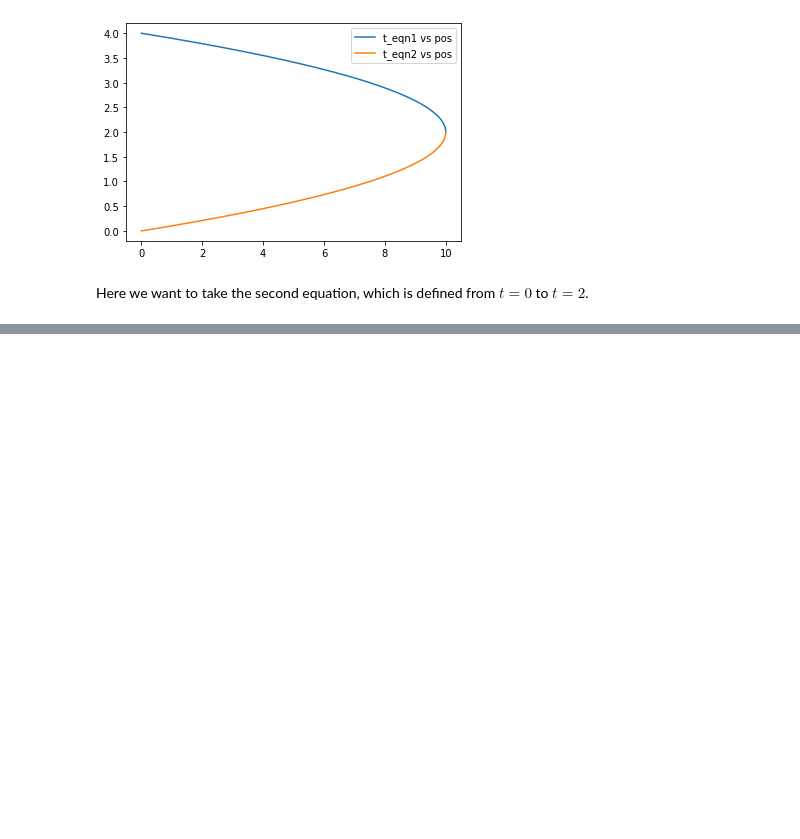
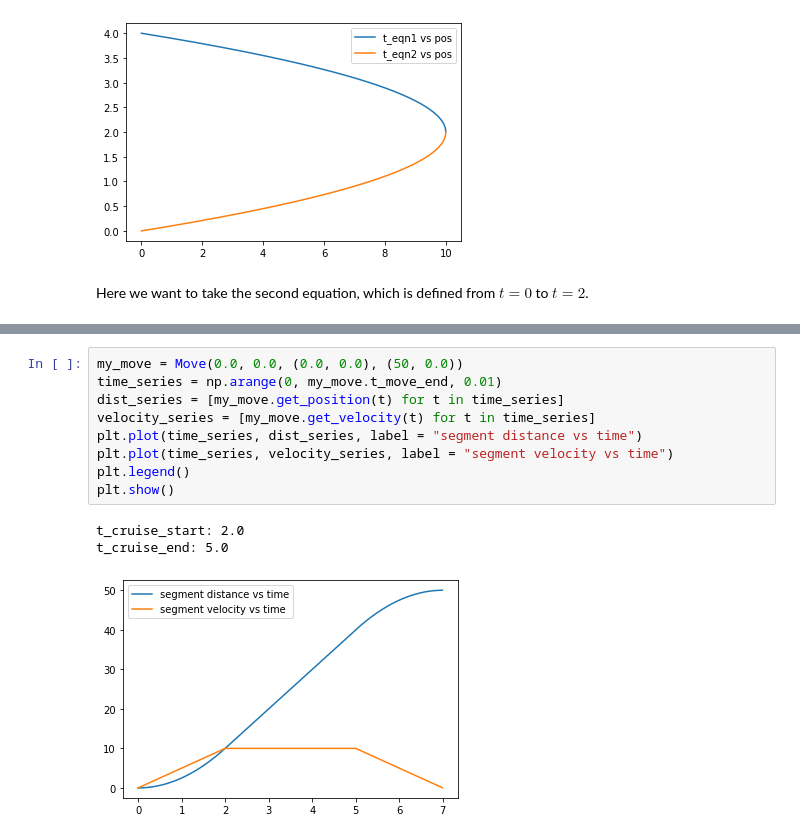
Before and after one commit to Poofjunior/input_shaping_notes, a Jupyter notebook: move_kinematics.ipynb, the cells around one changed output, grey strips where cells are left out. Saved outputs shown, nothing was run; the diff lists cells and outputs as text; blank space fills up the shorter version.

```diff
--- a/move_kinematics.ipynb
+++ b/move_kinematics.ipynb
@@ -126,0 +336,13 @@ Here we want to take the second equation, which is defined from $t=0$ to $t=2$.
+# %%
+my_move = Move(0.0, 0.0, (0.0, 0.0), (50, 0.0))
+time_series = np.arange(0, my_move.t_move_end, 0.01)
+dist_series = [my_move.get_position(t) for t in time_series]
+velocity_series = [my_move.get_velocity(t) for t in time_series]
+plt.plot(time_series, dist_series, label = "segment distance vs time")
+plt.plot(time_series, velocity_series, label = "segment velocity vs time")
+plt.legend()
+plt.show()
+# %% [output]
+t_cruise_start: 2.0
+t_cruise_end: 5.0
+[figure, added]
```
Also changed, not shown: parts of 6 cells of this notebook, 2 other files.
